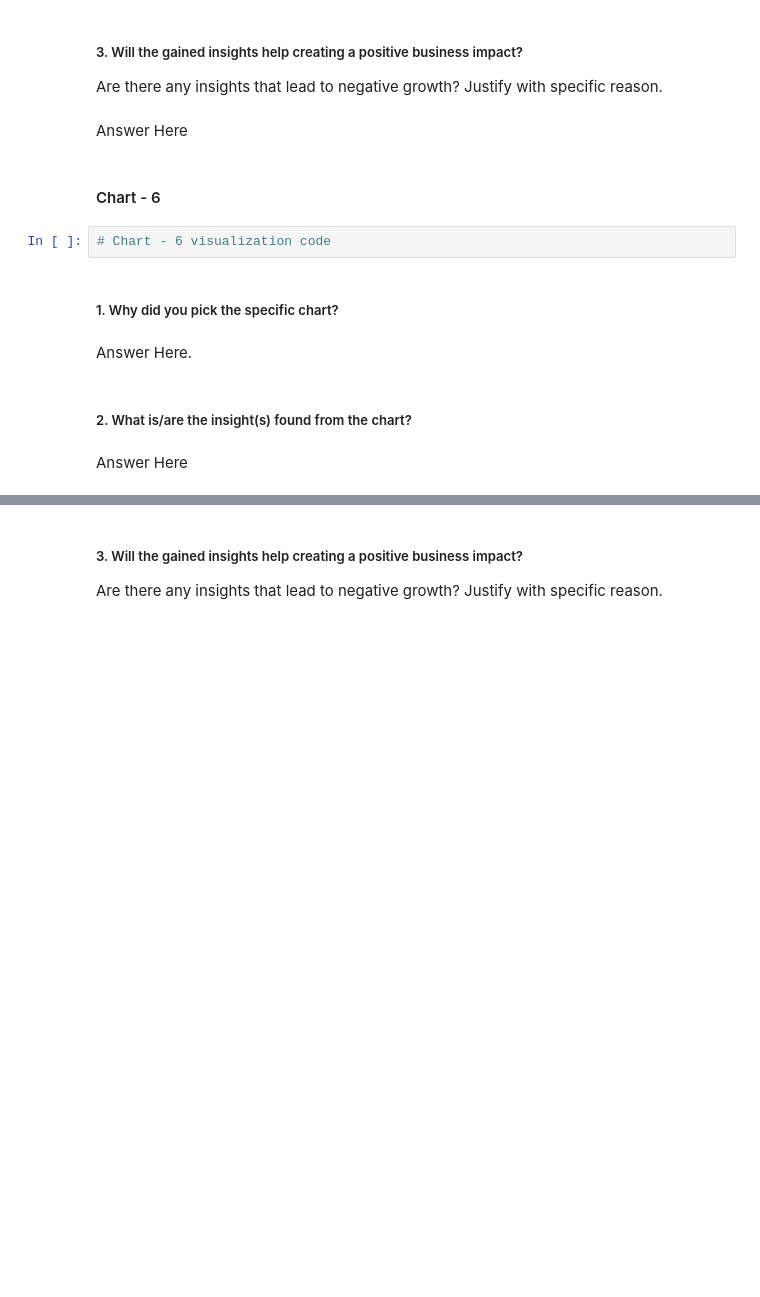
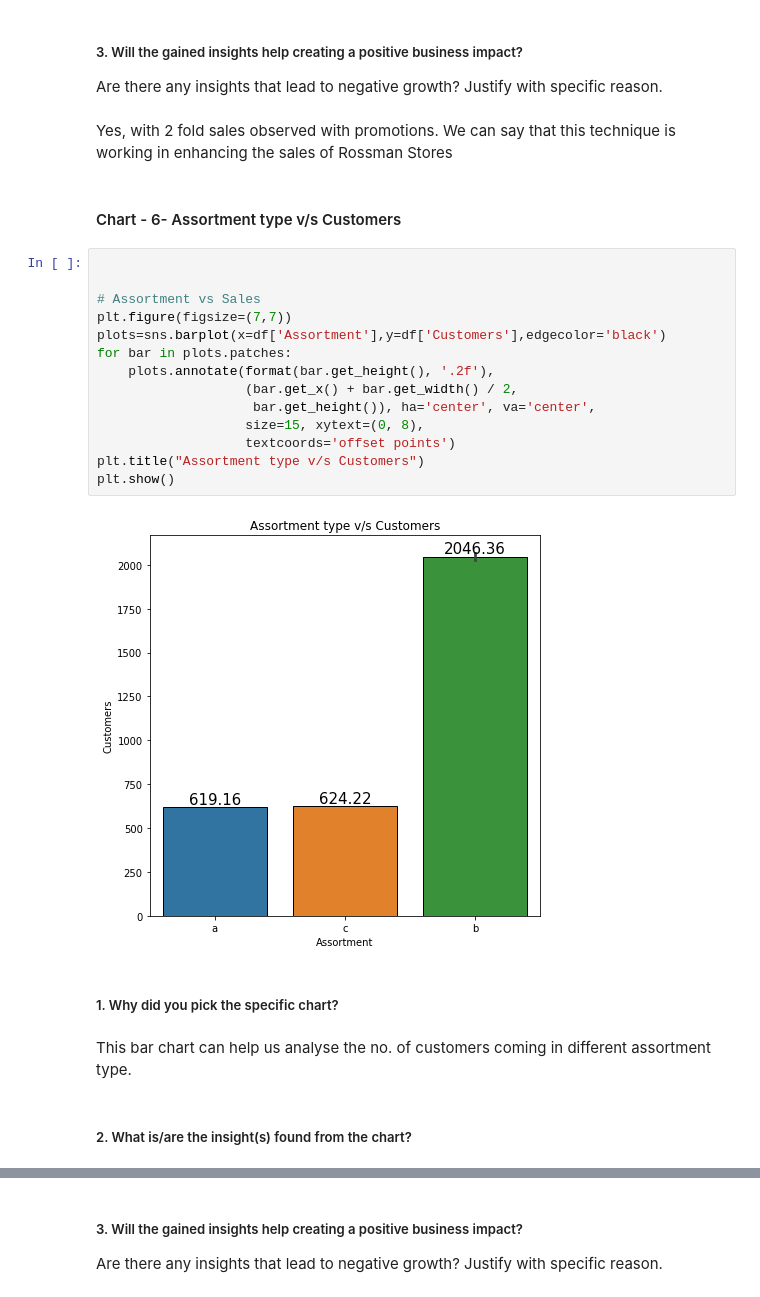
Before and after one commit to makdatascience/Retail_Sales_Prediction, a Jupyter notebook: Retail_Sales_Prediction.ipynb, the cells around one changed output, grey strips where cells are left out. Cells and saved outputs as stored; diff of their text form; blank space fills up the shorter version.

```diff
--- a/Retail_Sales_Prediction.ipynb
+++ b/Retail_Sales_Prediction.ipynb
@@ -897,17 +883,29 @@ Answer Here
 # %% [markdown]
 ##### 3. Will the gained insights help creating a positive business impact?
 Are there any insights that lead to negative growth? Justify with specific reason.
-# %% [markdown]
-Answer Here
+# %% [markdown]
+Yes, with 2 fold sales observed with promotions. We can say that this technique is working in enhancing the sales of Rossman Stores
 # %% [markdown]
-#### Chart - 6
+#### Chart - 6- Assortment type v/s Customers
-# %%
-# Chart - 6 visualization code
+# %%
+
+
+# Assortment vs Sales
+plt.figure(figsize=(7,7))
+plots=sns.barplot(x=df['Assortment'],y=df['Customers'],edgecolor='black')
+for bar in plots.patches:
+    plots.annotate(format(bar.get_height(), '.2f'),
+                   (bar.get_x() + bar.get_width() / 2,
+                    bar.get_height()), ha='center', va='center',
+                   size=15, xytext=(0, 8),
+                   textcoords='offset points')
+plt.title("Assortment type v/s Customers")
+plt.show()
+# %% [output]
+[figure, added]
 # %% [markdown]
 ##### 1. Why did you pick the specific chart?
-# %% [markdown]
-Answer Here.
+# %% [markdown]
+This bar chart can help us analyse the no. of customers coming in different assortment type.
 # %% [markdown]
 ##### 2. What is/are the insight(s) found from the chart?
-# %% [markdown]
-Answer Here
```
Also changed, not shown: parts of 92 cells of this notebook.
